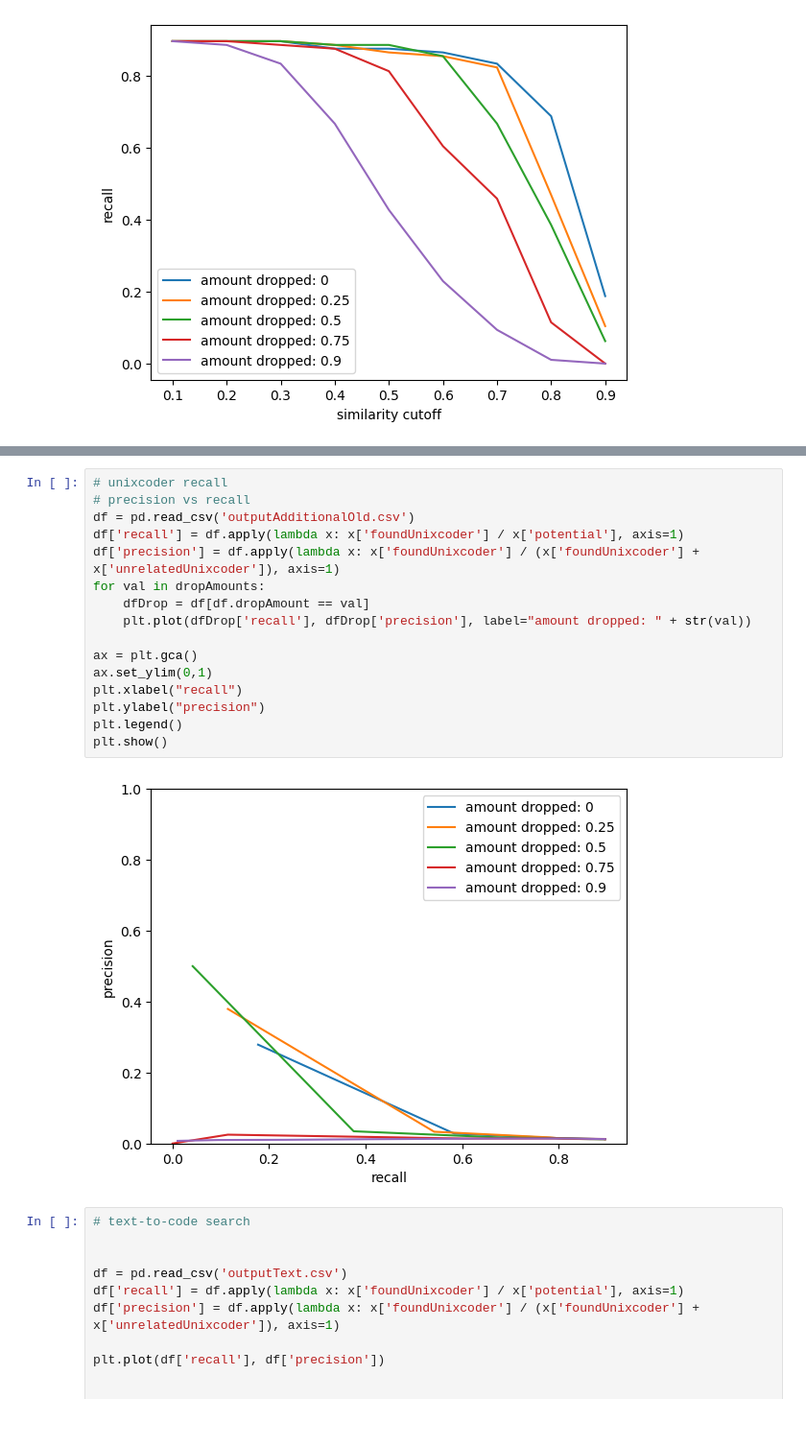
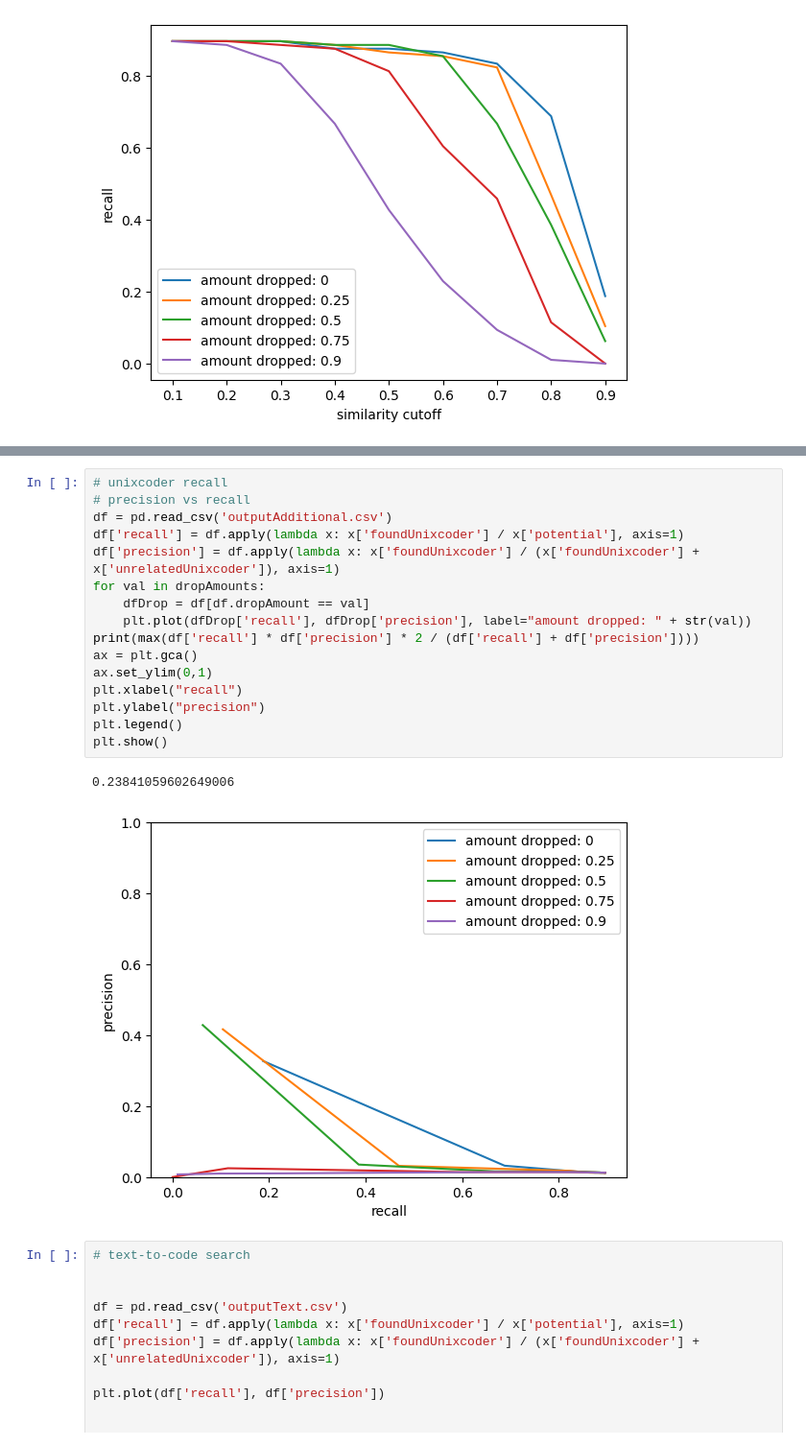
Before and after one commit to dr207-CS4099/dispel4py-client, a Jupyter notebook: evaluationGraphs.ipynb, the cells around one changed output, grey strips where cells are left out. Shown at 96% size. Drawn from its saved outputs; the diff is of its cells as text.

```diff
--- a/evaluationGraphs.ipynb
+++ b/evaluationGraphs.ipynb
@@ -54,21 +55,22 @@ plt.show()
 # %%
 # unixcoder recall
 # precision vs recall
-df = pd.read_csv('outputAdditionalOld.csv')
+df = pd.read_csv('outputAdditional.csv')
 df['recall'] = df.apply(lambda x: x['foundUnixcoder'] / x['potential'], axis=1)
 df['precision'] = df.apply(lambda x: x['foundUnixcoder'] / (x['foundUnixcoder'] + x['unrelatedUnixcoder']), axis=1)
 for val in dropAmounts:
     dfDrop = df[df.dropAmount == val]
     plt.plot(dfDrop['recall'], dfDrop['precision'], label="amount dropped: " + str(val))
-
+print(max(df['recall'] * df['precision'] * 2 / (df['recall'] + df['precision'])))
 ax = plt.gca()
 ax.set_ylim(0,1)
 plt.xlabel("recall")
 plt.ylabel("precision")
 plt.legend()
 plt.show()
 # %% [output]
+0.23841059602649006
-[figure, old version]
+[figure, new version]
 # %%
 # text-to-code search
 
```
Also changed, not shown: parts of 2 cells of this notebook, 1 other file.
